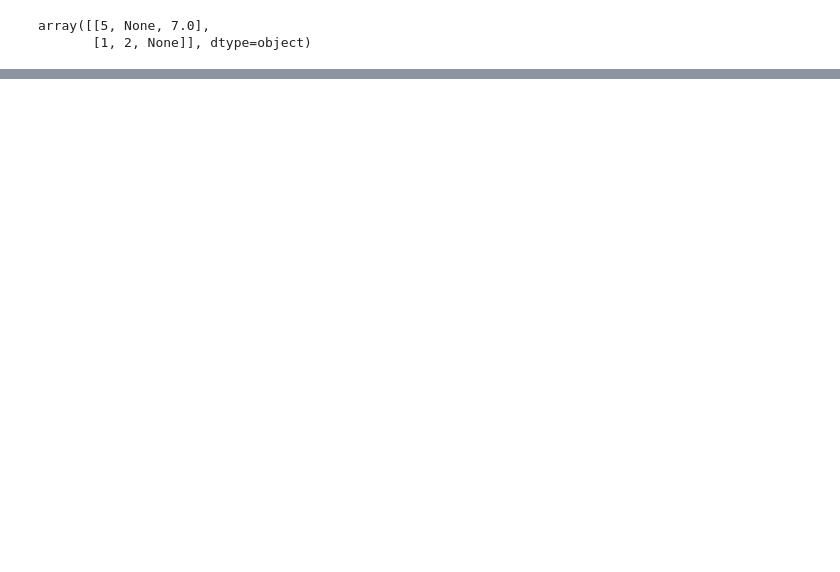
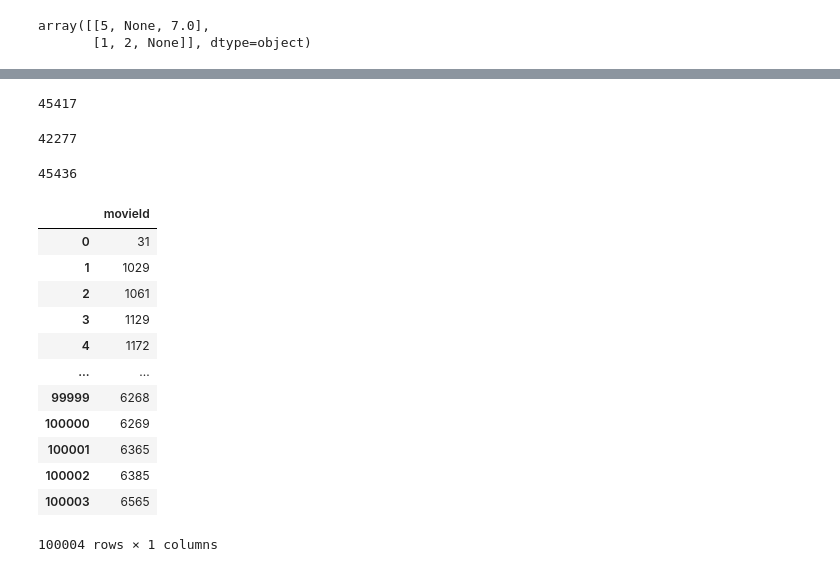
Before and after one commit to ElenaVillano/sistemas_recomendacion, a Jupyter notebook: e_Proyecto_Final_Equipo_7.ipynb, the cells around one changed output, grey strips where cells are left out. Cells and saved outputs as stored; diff of their text form; code cells hidden in the pictures; blank space fills up the shorter version.

```diff
--- a/e_Proyecto_Final_Equipo_7.ipynb
+++ b/e_Proyecto_Final_Equipo_7.ipynb
@@ -255,0 +324,29 @@ $\displaystyle \left[\begin{matrix}x\\y\end{matrix}\right]$
+# %%
+movies_metadata['imdb_id'].nunique()
+# %% [output]
+45417
+# %%
+movies_metadata['title'].nunique()
+# %% [output]
+42277
+# %%
+movies_metadata['id'].nunique()
+# %% [output]
+45436
+# %%
+df_mov_u = pd.DataFrame(ratings_small['movieId'])
+df_mov_u
+# %% [output]
+|  | movieId |
+| 0 | 31 |
+| 1 | 1029 |
+| 2 | 1061 |
+| 3 | 1129 |
+| 4 | 1172 |
+| ... | ... |
+| 99999 | 6268 |
+| 100000 | 6269 |
+| 100001 | 6365 |
+| 100002 | 6385 |
+| 100003 | 6565 |
+100004 rows × 1 columns
```
Also changed, not shown: parts of 29 cells of this notebook.
